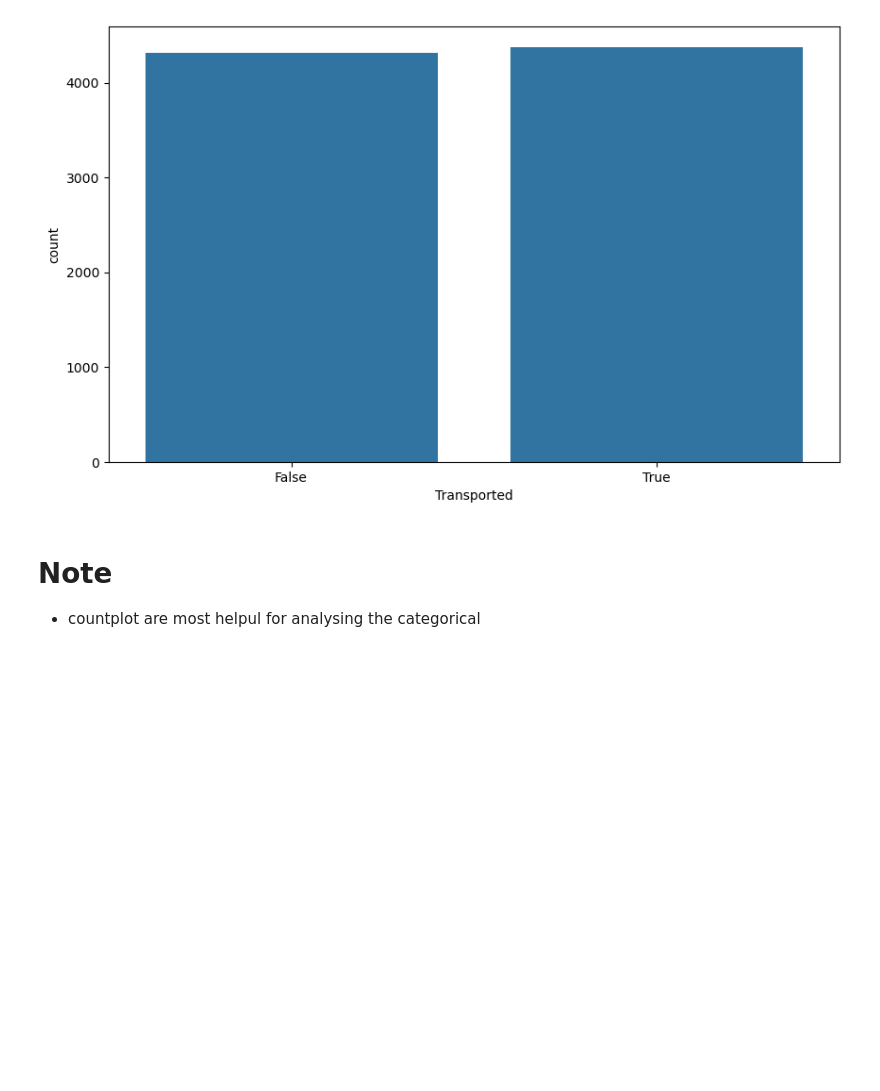
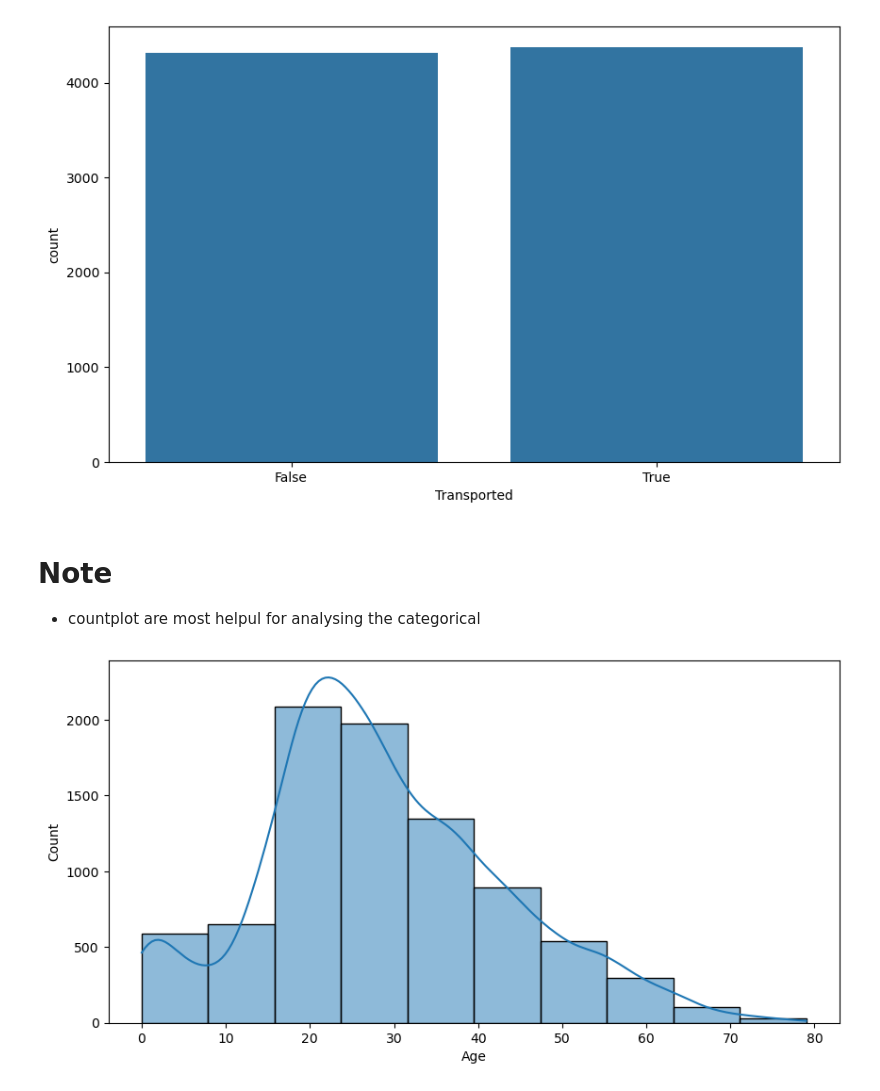
Before and after one commit to Nikunjsaini07/A_good_EDA_project-, a Jupyter notebook: Spaceship.ipynb, the cells around one changed output. Cells and saved outputs as stored; diff of their text form; code cells hidden in the pictures; blank space fills up the shorter version.

```diff
--- a/Spaceship.ipynb
+++ b/Spaceship.ipynb
@@ -156,3 +156,12 @@ for col in categorical_cols:
 # %% [markdown]
 # Note
 - countplot are most helpul for analysing the categorical
+# %%
+#binning
+data['Age_Label']=pd.cut(data['Age'],bins=[0,10,20,30,40,50,60,70,80],labels=['Age1','Age2','Age3','Age4','Age5','Age6','Age7','Age8'])
+# %%
+plt.figure(figsize=(10,5))
+sns.histplot(data=data,x='Age',kde=True,bins=10)
+plt.show()
+# %% [output]
+[figure, added]
```
Also changed, not shown: parts of 6 cells of this notebook.
